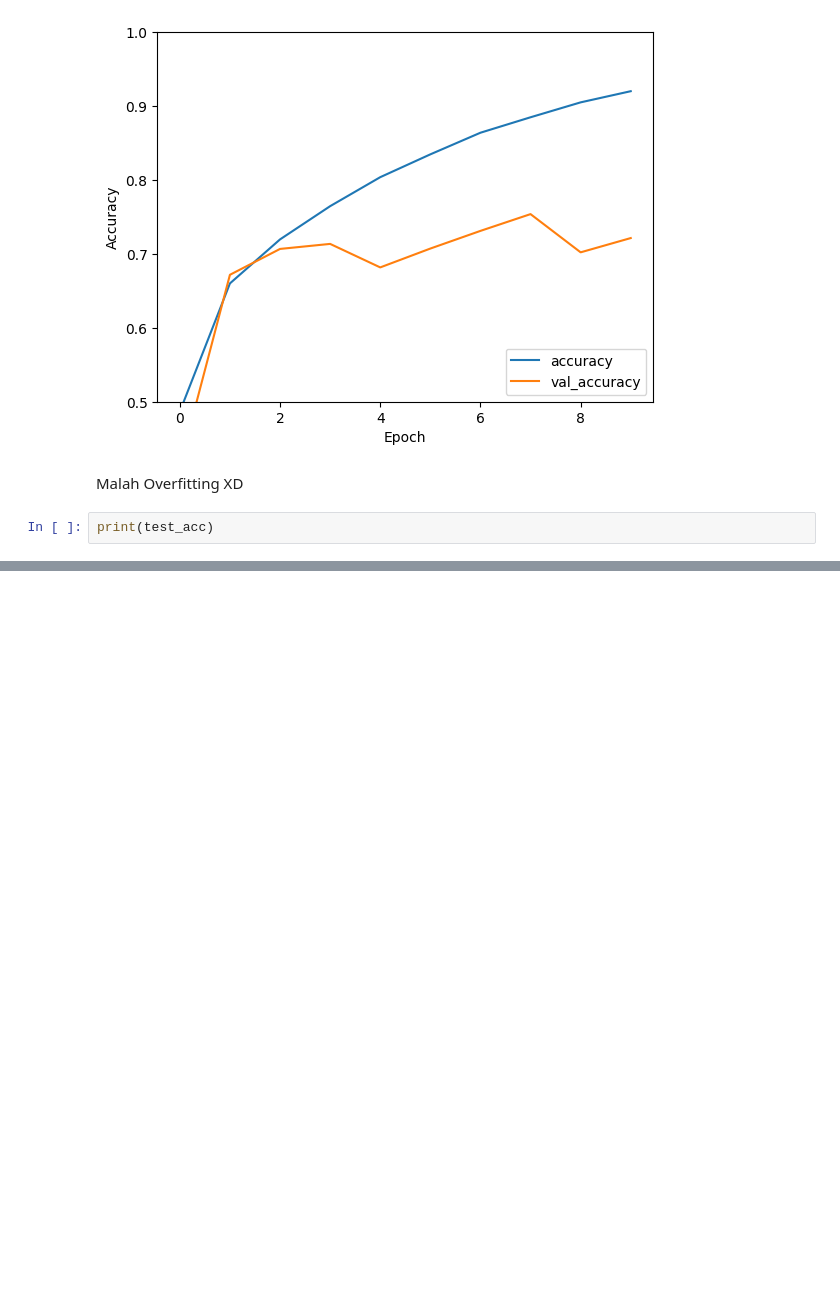
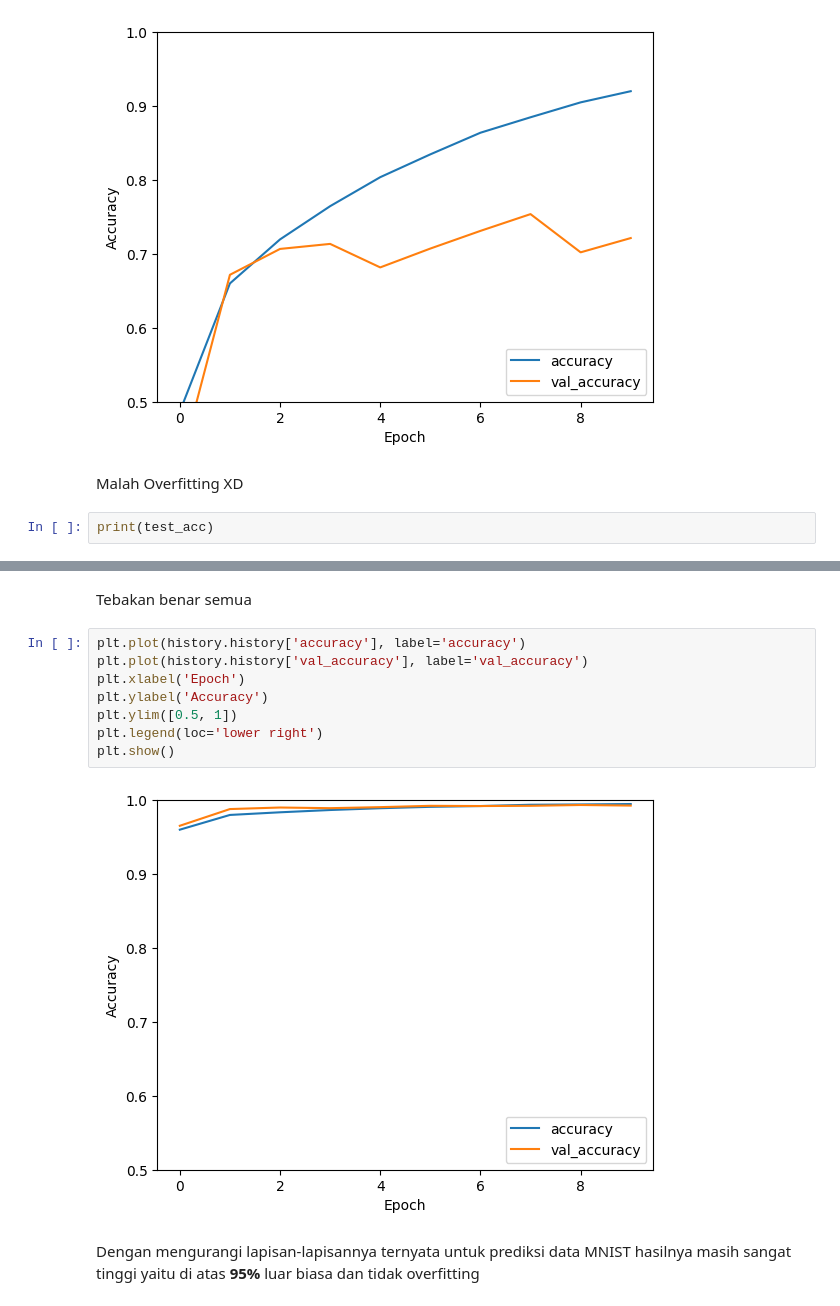
Before and after one commit to izamulfikri/machine-learning, a Jupyter notebook: week11.ipynb, the cells around one changed output, grey strips where cells are left out. Drawn from its saved outputs; the diff is of its cells as text; blank space fills up the shorter version.

```diff
--- a/week11.ipynb
+++ b/week11.ipynb
@@ -722,0 +868,14 @@ Test accuracy: 0.7418000102043152
+# %% [markdown]
+Tebakan benar semua
+# %%
+plt.plot(history.history['accuracy'], label='accuracy')
+plt.plot(history.history['val_accuracy'], label='val_accuracy')
+plt.xlabel('Epoch')
+plt.ylabel('Accuracy')
+plt.ylim([0.5, 1])
+plt.legend(loc='lower right')
+plt.show()
+# %% [output]
+[figure, added]
+# %% [markdown]
+Dengan mengurangi lapisan-lapisannya ternyata untuk prediksi data MNIST hasilnya masih sangat tinggi yaitu di atas **95%** luar biasa dan tidak overfitting
```
Also changed, not shown: parts of 8 cells of this notebook.
